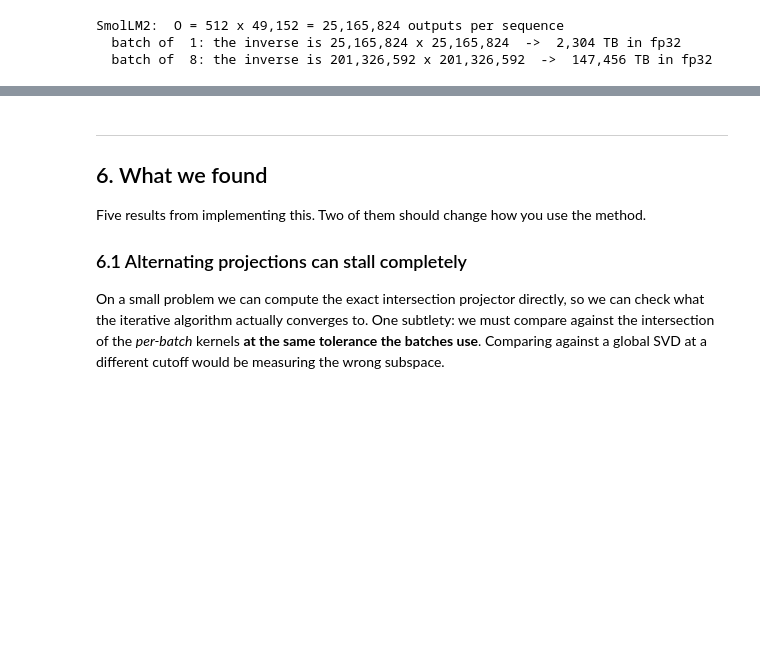
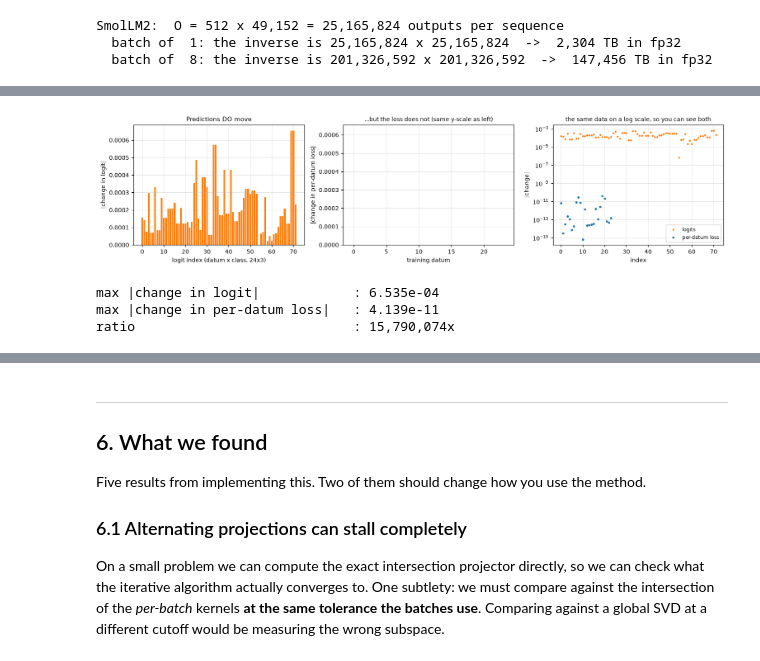
Before and after one commit to osquera/LLM_fully_correlated_posteriors, a Jupyter notebook: notebooks/walkthrough.ipynb, the cells around one changed output, grey strips where cells are left out. Cells and saved outputs as stored; diff of their text form; code cells hidden in the pictures; blank space fills up the shorter version.

```diff
--- a/notebooks/walkthrough.ipynb
+++ b/notebooks/walkthrough.ipynb
@@ -764,0 +1071,34 @@ the guarantee.
+# %%
+base_logits = logits_c(tc).detach()
+base_losses = perdatum_loss_c(tc).detach()
+th_p = {n: tc[n] + v for n, v in unf_c(d).items()}
+dlogit = (logits_c(th_p).detach() - base_logits).abs()
+dloss = (perdatum_loss_c(th_p).detach() - base_losses).abs()
+
+fig, ax = plt.subplots(1, 3, figsize=(14, 3.5))
+ax[0].bar(range(len(dlogit)), dlogit.numpy(), color="tab:orange")
+ax[0].set_xlabel(f"logit index (datum x class, {Nc}x{Oc})")
+ax[0].set_ylabel("|change in logit|")
+ax[0].set_title("Predictions DO move", fontsize=10)
+
+ax[1].bar(range(len(dloss)), dloss.numpy(), color="tab:blue")
+ax[1].set_xlabel("training datum")
+ax[1].set_ylabel("|change in per-datum loss|")
+ax[1].set_ylim(0, max(float(dlogit.max()), 1e-12))     # SAME scale as the left
+ax[1].set_title("...but the loss does not (same y-scale as left)", fontsize=9)
+
+ax[2].semilogy(dlogit.numpy(), ".", ms=4, color="tab:orange", label="logits")
+ax[2].semilogy(dloss.numpy(), ".", ms=5, color="tab:blue", label="per-datum loss")
+ax[2].set_xlabel("index"); ax[2].set_ylabel("|change|")
+ax[2].set_title("the same data on a log scale, so you can see both", fontsize=9)
+ax[2].legend(fontsize=8)
+plt.tight_layout(); plt.show()
+
+print(f"max |change in logit|            : {dlogit.max():.3e}")
+print(f"max |change in per-datum loss|   : {dloss.max():.3e}")
+print(f"ratio                            : {dlogit.max() / dloss.max():,.0f}x")
+# %% [output]
+[figure, added]
+max |change in logit|            : 6.535e-04
+max |change in per-datum loss|   : 4.139e-11
+ratio                            : 15,790,074x
```
Also changed, not shown: parts of 26 cells of this notebook, 1 other file.
